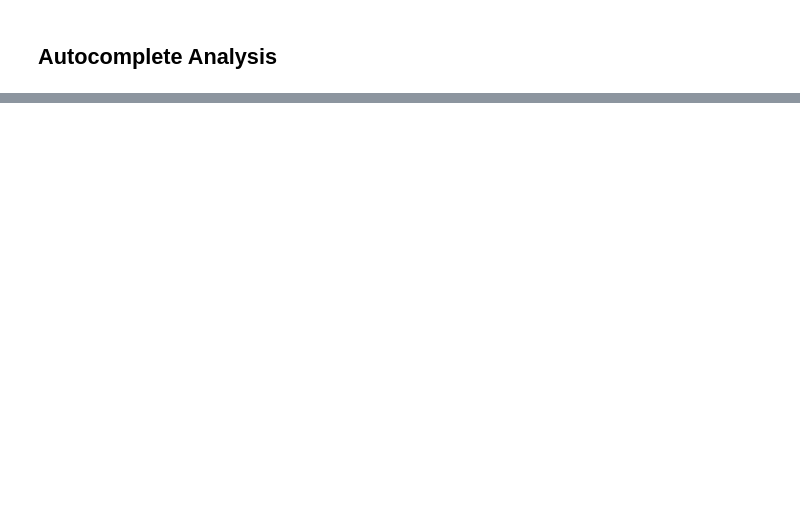
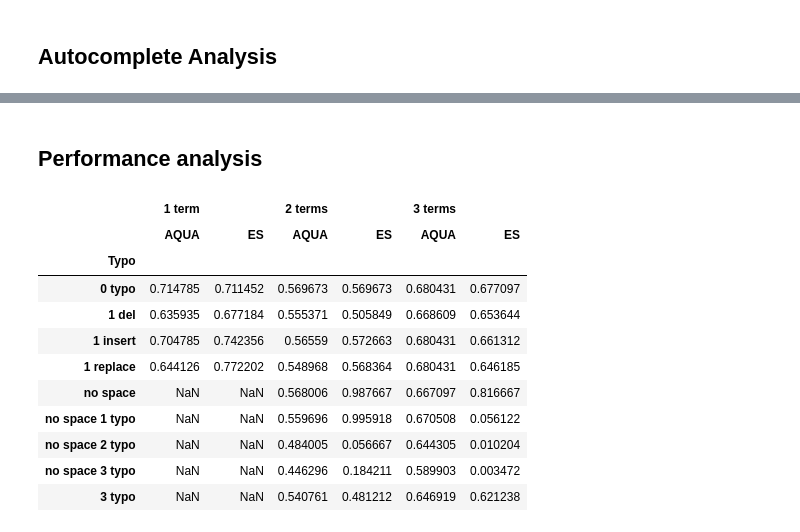
Before and after one commit to SPARC-FAIR-Codeathon/aqua, a Jupyter notebook: experiment/Experiment.ipynb, the cells around one changed output, grey strips where cells are left out. Drawn from its saved outputs; the diff is of its cells as text; code cells hidden in the pictures; blank space fills up the shorter version.

```diff
--- a/experiment/Experiment.ipynb
+++ b/experiment/Experiment.ipynb
@@ -237,0 +361,2 @@ plt.savefig("return_number.pdf", dpi=300)
+# %% [markdown]
+## Performance analysis
@@ -237,0 +377,58 @@ plt.savefig("return_number.pdf", dpi=300)
+# %%
+r_aqua = result2binary(datatests, aqua_result)
+r_a_aqua = result2binary(datatests_author, aqua_result_author)
+r_es = result2binary(datatests, es_result)
+r_a_es = result2binary(datatests_author, es_result_author)
+# %%
+import pandas as pd
+def compareMAP(results, names, originalData):
+    # create dataframe
+    numOfTerm = ['1 term', '2 terms', '3 terms']
+    cols = pd.MultiIndex.from_product([numOfTerm, ['AQUA', 'ES']])
+    index = pd.Index(['0 typo', '1 del', '1 insert', '1 replace', 'no space', 'no space 1 typo', 'no space 2 typo', 'no space 3 typo', '3 typo'])
+    df = pd.DataFrame(columns=cols, index=index)
+    df.index.name = 'Typo'
+
+    # calculate map
+
+    for term_num, d1 in results[0].items():
+        for typo in d1:
+            tot_ap = 0
+            for keyword in results[0][term_num][typo]:
+                value = 0
+                for i in range(len( results[0][term_num][typo][keyword])):
+                    if  results[0][term_num][typo][keyword][i] == 1:
+                        value += sum( results[0][term_num][typo][keyword][:i+1])/(i+1)
+                ap = 0 if sum( results[0][term_num][typo][keyword])==0 else value / len(originalData[str(term_num)][typo][keyword])
+                tot_ap += ap
+            tot_ap2 = 0
+            for keyword in results[1][term_num][typo]:
+                value = 0
+                for i in range(len(results[1][term_num][typo][keyword])):
+                    if results[1][term_num][typo][keyword][i] == 1:
+                        value += sum(results[1][term_num][typo][keyword][:i+1])/(i+1)
+                ap = 0 if sum(results[1][term_num][typo][keyword])==0 else value / len(originalData[str(term_num)][typo][keyword])
+                tot_ap2 += ap
+
+#             print(term_num, ';', typo, ';', tot_ap/len(results[0][term_num][typo]), ';', tot_ap2/len(results[1][term_num][typo]))
+            plural = 's' if int(term_num)>1 else ''
+            df.loc[typo][term_num + ' term' + plural][names[0]] = tot_ap/len(results[0][term_num][typo])
+            df.loc[typo][term_num + ' term' + plural][names[1]] = tot_ap2/len(results[1][term_num][typo])
+    return df
+# %%
+## Comparison of AQUA VS ES to keyword queries
+df = compareMAP([r_aqua, r_es], ['AQUA', 'ES'], datatests)
+df
+# %% [output]
+|  | 1 term |  | 2 terms |  | 3 terms |  |
+|  | AQUA | ES | AQUA | ES | AQUA | ES |
+| Typo |  |  |  |  |  |  |
+| 0 typo | 0.714785 | 0.711452 | 0.569673 | 0.569673 | 0.680431 | 0.677097 |
+| 1 del | 0.635935 | 0.677184 | 0.555371 | 0.505849 | 0.668609 | 0.653644 |
+| 1 insert | 0.704785 | 0.742356 | 0.56559 | 0.572663 | 0.680431 | 0.661312 |
+| 1 replace | 0.644126 | 0.772202 | 0.548968 | 0.568364 | 0.680431 | 0.646185 |
+| no space | NaN | NaN | 0.568006 | 0.987667 | 0.667097 | 0.816667 |
+| no space 1 typo | NaN | NaN | 0.559696 | 0.995918 | 0.670508 | 0.056122 |
+| no space 2 typo | NaN | NaN | 0.484005 | 0.056667 | 0.644305 | 0.010204 |
+| no space 3 typo | NaN | NaN | 0.446296 | 0.184211 | 0.589903 | 0.003472 |
+| 3 typo | NaN | NaN | 0.540761 | 0.481212 | 0.646919 | 0.621238 |
```
Also changed, not shown: parts of 49 cells of this notebook, 14 other files.
